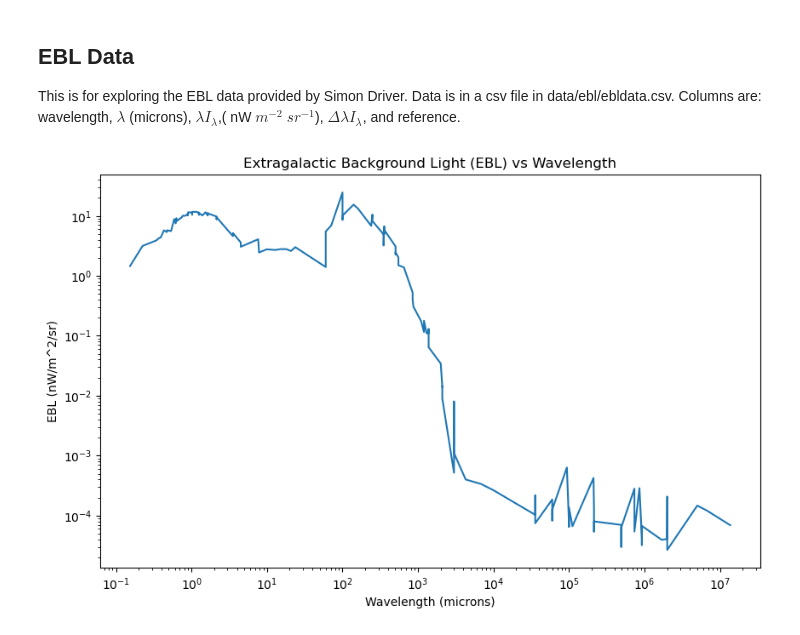
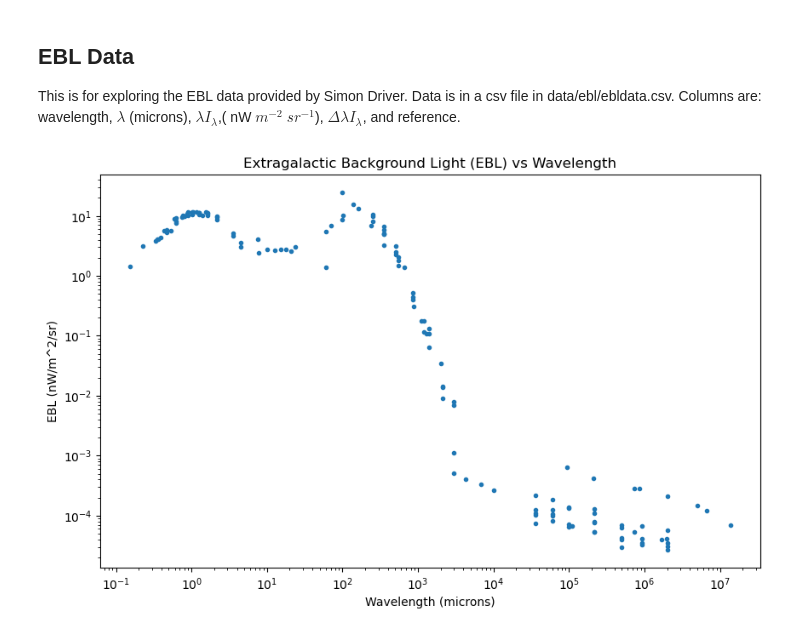
Before and after one commit to siddhantpujni/simba_cosmic_background, a Jupyter notebook: notebooks/exploration.ipynb, the cells around one changed output. Saved outputs shown, nothing was run; the diff lists cells and outputs as text; code cells hidden in the pictures.

```diff
--- a/notebooks/exploration.ipynb
+++ b/notebooks/exploration.ipynb
@@ -13,18 +13,18 @@ import matplotlib.pyplot as plt
 # %%
 df = pd.read_csv(r"/home/spujni/simba_cosmic_background/data/ebl/ebldata.csv")
 df = df.sort_values(by = "wave")
 
 # ── Mask out negligible values so the log plot isn't wrecked ──
 floor = 1e-6
 df["ebl"] = np.where(df["ebl"] < floor, np.nan, df["ebl"])
 
-plt .figure(figsize=(10, 6))
-plt.plot(df["wave"], df["ebl"])
+plt.figure(figsize=(10, 6))
+plt.scatter(df["wave"], df["ebl"], marker=".")
 plt.xlabel("Wavelength (microns)")
 plt.ylabel("EBL (nW/m^2/sr)")
 plt.title("Extragalactic Background Light (EBL) vs Wavelength")
 plt.xscale("log")
 plt.yscale("log")
 plt.show()
 # %% [output]
-[figure, old version]
+[figure, new version]
```
Also changed, not shown: 8 other files.
